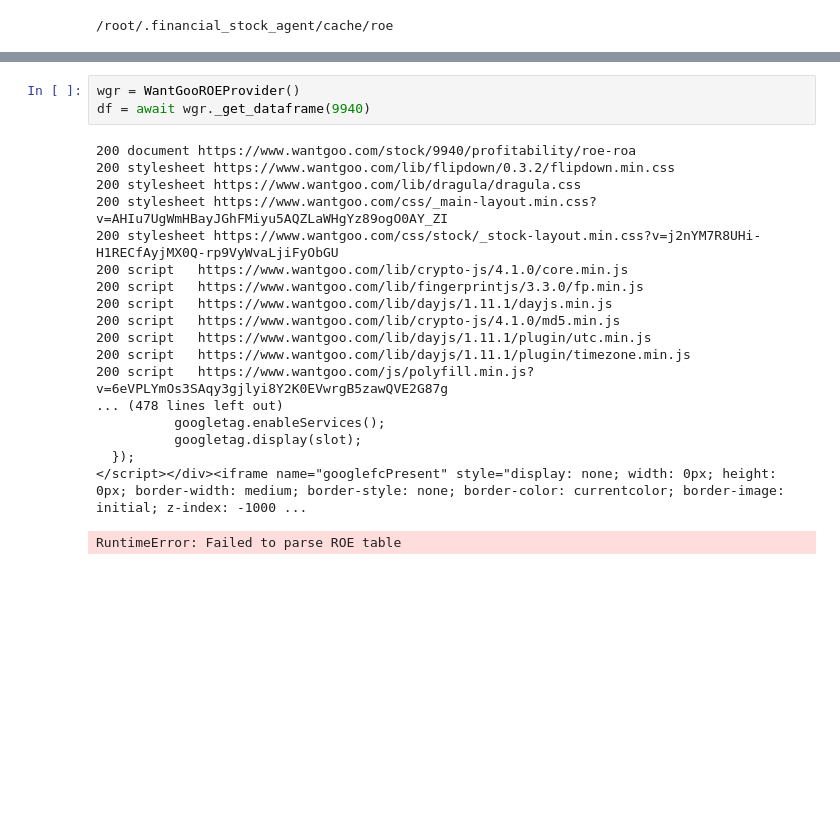
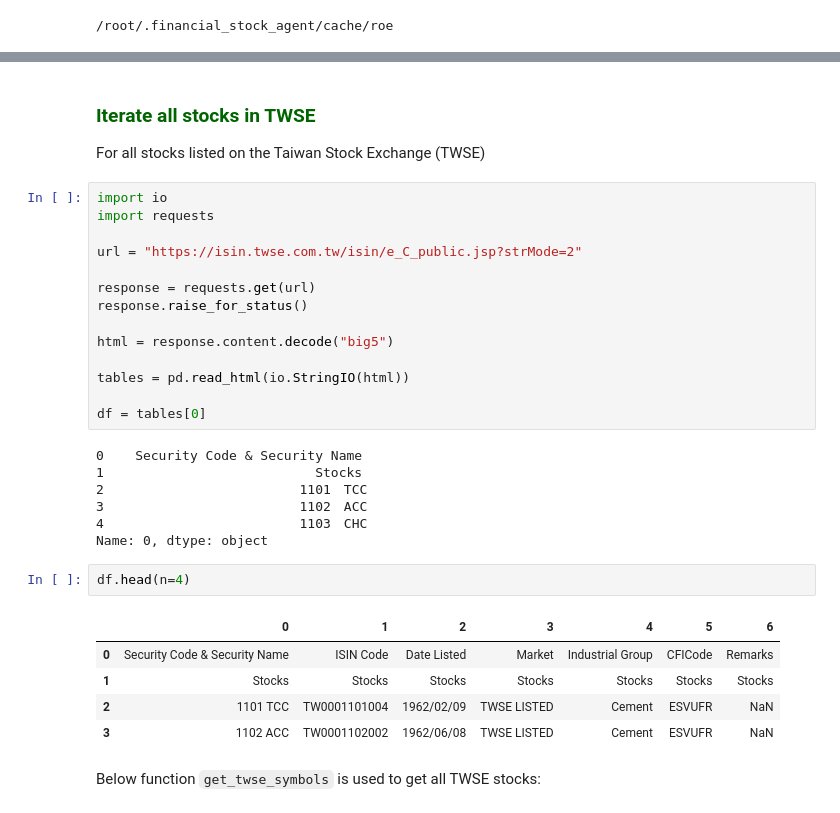
Before and after one commit to johnklee/finance_agent, a Jupyter notebook: labs/yfinance_study.ipynb, the cells around one changed output, grey strips where cells are left out. Saved outputs shown, nothing was run; the diff lists cells and outputs as text; blank space fills up the shorter version.

```diff
--- a/labs/yfinance_study.ipynb
+++ b/labs/yfinance_study.ipynb
@@ -598,22 +313,34 @@ class WantGooROEProvider:
-# %%
-wgr = WantGooROEProvider()
-df = await wgr._get_dataframe(9940)
-# %% [output]
-200 document https://www.wantgoo.com/stock/9940/profitability/roe-roa
-200 stylesheet https://www.wantgoo.com/lib/flipdown/0.3.2/flipdown.min.css
-200 stylesheet https://www.wantgoo.com/lib/dragula/dragula.css
-200 stylesheet https://www.wantgoo.com/css/_main-layout.min.css?v=AHIu7UgWmHBayJGhFMiyu5AQZLaWHgYz89ogO0AY_ZI
-200 stylesheet https://www.wantgoo.com/css/stock/_stock-layout.min.css?v=j2nYM7R8UHi-H1RECfAyjMX0Q-rp9VyWvaLjiFyObGU
-200 script   https://www.wantgoo.com/lib/crypto-js/4.1.0/core.min.js
-200 script   https://www.wantgoo.com/lib/fingerprintjs/3.3.0/fp.min.js
-200 script   https://www.wantgoo.com/lib/dayjs/1.11.1/dayjs.min.js
-200 script   https://www.wantgoo.com/lib/crypto-js/4.1.0/md5.min.js
-200 script   https://www.wantgoo.com/lib/dayjs/1.11.1/plugin/utc.min.js
-200 script   https://www.wantgoo.com/lib/dayjs/1.11.1/plugin/timezone.min.js
-200 script   https://www.wantgoo.com/js/polyfill.min.js?v=6eVPLYmOs3SAqy3gjlyi8Y2K0EVwrgB5zawQVE2G87g
-... (478 lines left out)
-          googletag.enableServices();
-          googletag.display(slot);
-  });
-</script></div><iframe name="googlefcPresent" style="display: none; width: 0px; height: 0px; border-width: medium; border-style: none; border-color: currentcolor; border-image: initial; z-index: -1000 ...
-RuntimeError: Failed to parse ROE table
+# %% [markdown]
+### <b><font color='darkgreen'>Iterate all stocks in TWSE</font></b>
+For all stocks listed on the Taiwan Stock Exchange (TWSE)
+# %%
+import io
+import requests
+
+url = "https://isin.twse.com.tw/isin/e_C_public.jsp?strMode=2"
+
+response = requests.get(url)
+response.raise_for_status()
+
+html = response.content.decode("big5")
+
+tables = pd.read_html(io.StringIO(html))
+
+df = tables[0]
+# %% [output]
+0    Security Code & Security Name
+1                           Stocks
+2                         1101　TCC
+3                         1102　ACC
+4                         1103　CHC
+Name: 0, dtype: object
+# %%
+df.head(n=4)
+# %% [output]
+|  | 0 | 1 | 2 | 3 | 4 | 5 | 6 |
+| 0 | Security Code & Security Name | ISIN Code | Date Listed | Market | Industrial Group | CFICode | Remarks |
+| 1 | Stocks | Stocks | Stocks | Stocks | Stocks | Stocks | Stocks |
+| 2 | 1101 TCC | TW0001101004 | 1962/02/09 | TWSE LISTED | Cement | ESVUFR | NaN |
+| 3 | 1102 ACC | TW0001102002 | 1962/06/08 | TWSE LISTED | Cement | ESVUFR | NaN |
+# %% [markdown]
+Below function `get_twse_symbols` is used to get all TWSE stocks:
```
Also changed, not shown: parts of 5 cells of this notebook, 4 other files.
